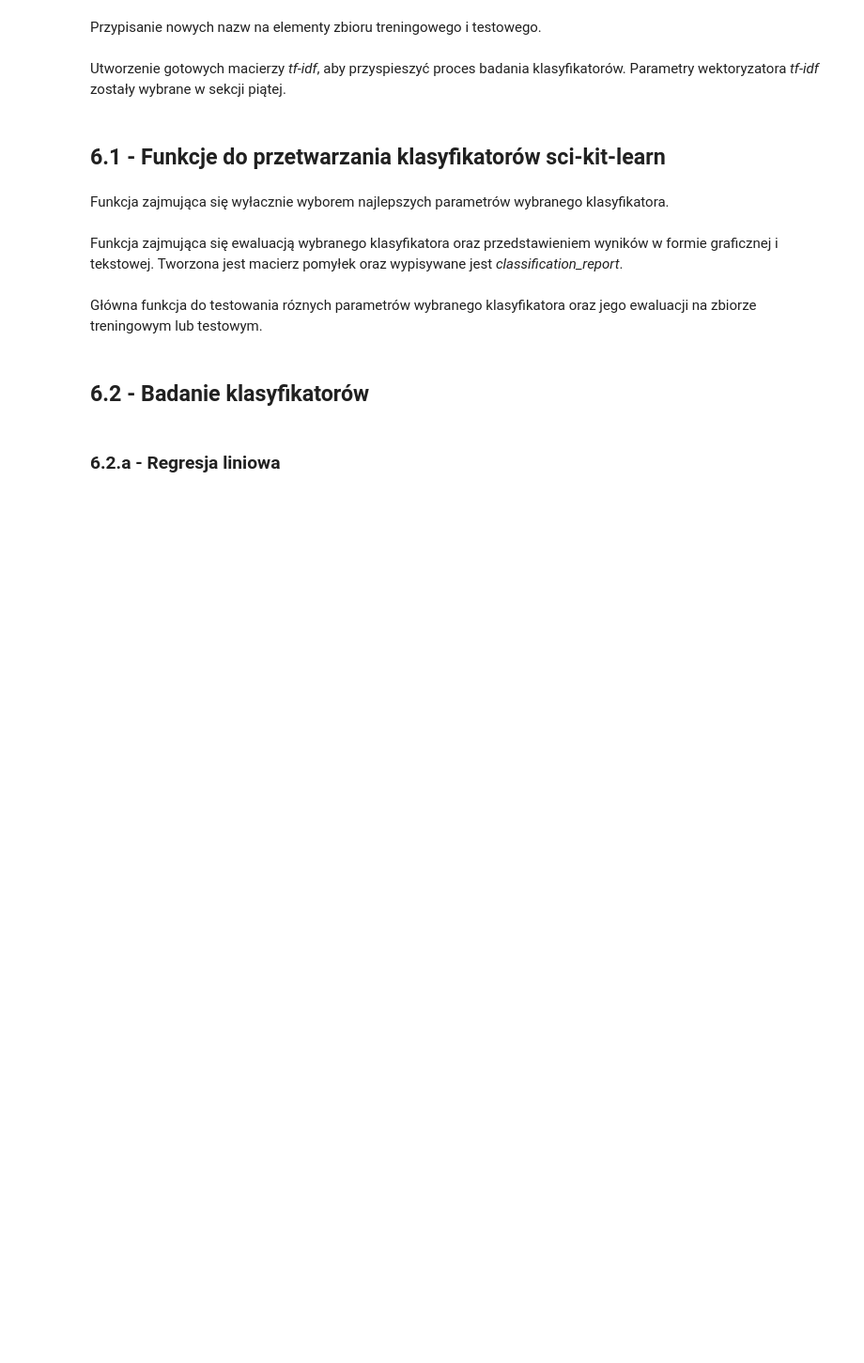
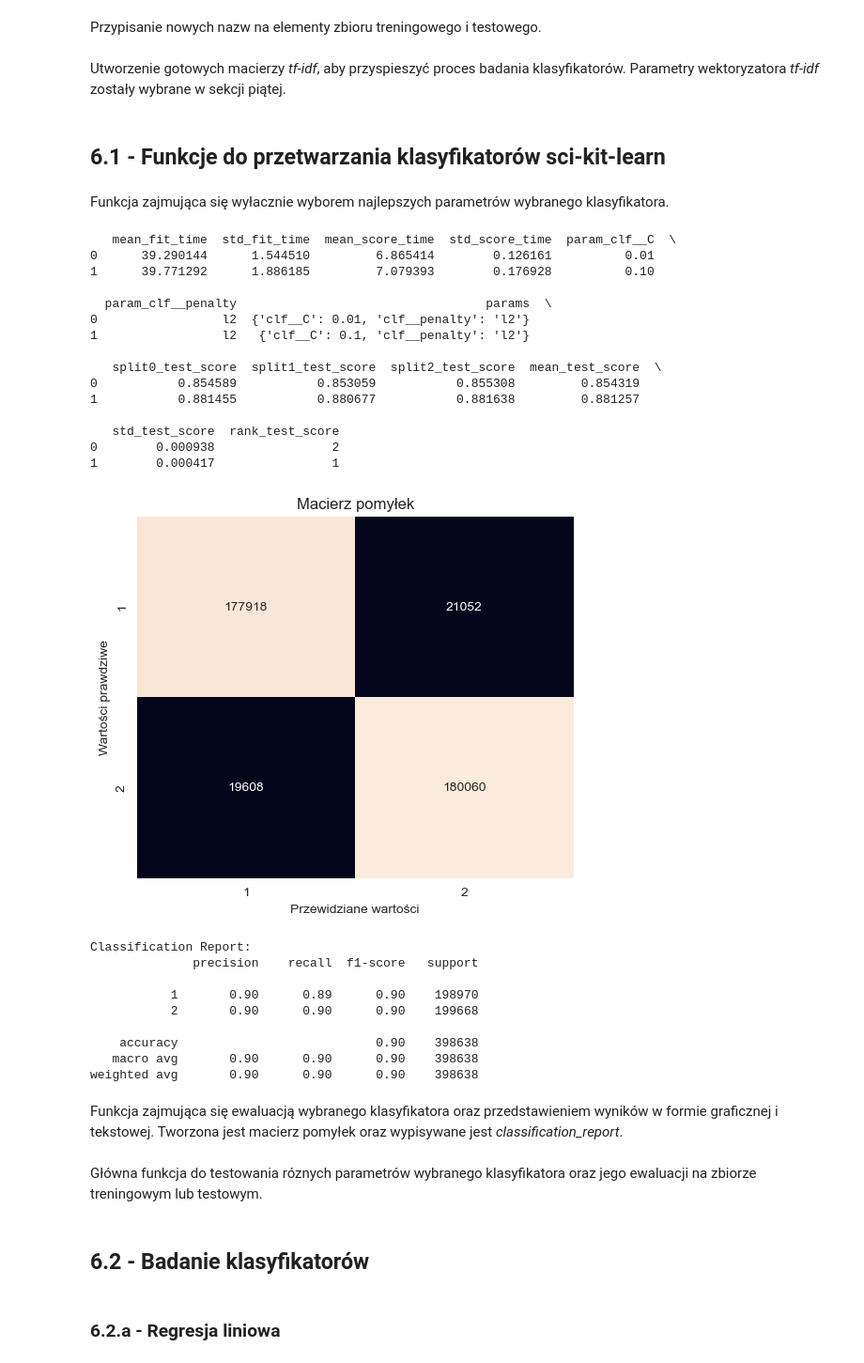
Before and after one commit to piatek5/ML-models-and-classifiers-analisis, a Jupyter notebook: main_notebook.ipynb, the cells around one changed output. Shown at 94% size. Cells and saved outputs as stored; diff of their text form; code cells hidden in the pictures; blank space fills up the shorter version.

```diff
--- a/main_notebook.ipynb
+++ b/main_notebook.ipynb
@@ -564,3 +567,21 @@ X_test_tfidf = best_tfidf.transform(X_test)
 ## 6.1 - Funkcje do przetwarzania klasyfikatorów sci-kit-learn
 # %% [markdown]
 Funkcja zajmująca się wyłacznie wyborem najlepszych parametrów wybranego klasyfikatora.
+# %%
+class abstarct_model(ABC):
+
+    @abstractmethod
+    def fit(self):
+        pass
+
+    @abstractmethod
+    def predict(self, X_test):
+        pass
+
+    @abstractmethod
+    def fit_predict(self, X_test):
+        pass
+
+    @abstractmethod
+    def evaluate(self, y_test):
+        pass
@@ -567,3 +681,46 @@ Funkcja zajmująca się wyłacznie wyborem najlepszych parametrów wybranego kla
+# %%
+model = LogisticRegression(n_jobs=-1)
+
+pipeline = Pipeline([
+        ('tfidf', best_tfidf),
+        ('clf', model)
+    ])
+
+param_grid = {
+    'clf__C': [0.01, 0.1],
+    'clf__penalty': ['l2']
+}
+
+skl = skl_classifier(model, X_train_tfidf, y_train)
+skl.tune(X_train, y_train, pipeline, param_grid)
+skl.fit_predict(X_test_tfidf)
+skl.evaluate(y_test)
+# %% [output]
+   mean_fit_time  std_fit_time  mean_score_time  std_score_time  param_clf__C  \
+0      39.290144      1.544510         6.865414        0.126161          0.01
+1      39.771292      1.886185         7.079393        0.176928          0.10
+
+  param_clf__penalty                                  params  \
+0                 l2  {'clf__C': 0.01, 'clf__penalty': 'l2'}
+1                 l2   {'clf__C': 0.1, 'clf__penalty': 'l2'}
+
+   split0_test_score  split1_test_score  split2_test_score  mean_test_score  \
+0           0.854589           0.853059           0.855308         0.854319
+1           0.881455           0.880677           0.881638         0.881257
+
+   std_test_score  rank_test_score
+0        0.000938                2
+1        0.000417                1
+[figure, added]
+Classification Report:
+              precision    recall  f1-score   support
+
+           1       0.90      0.89      0.90    198970
+           2       0.90      0.90      0.90    199668
+
+    accuracy                           0.90    398638
+   macro avg       0.90      0.90      0.90    398638
+weighted avg       0.90      0.90      0.90    398638
 # %%
 def find_best_params(model, X_sample, y_sample, param_grid, tfidf_vectorizer, cv=3, n_jobs=-1, tolerance=0.005, n=3):
 
```
Also changed, not shown: parts of 11 cells of this notebook.
